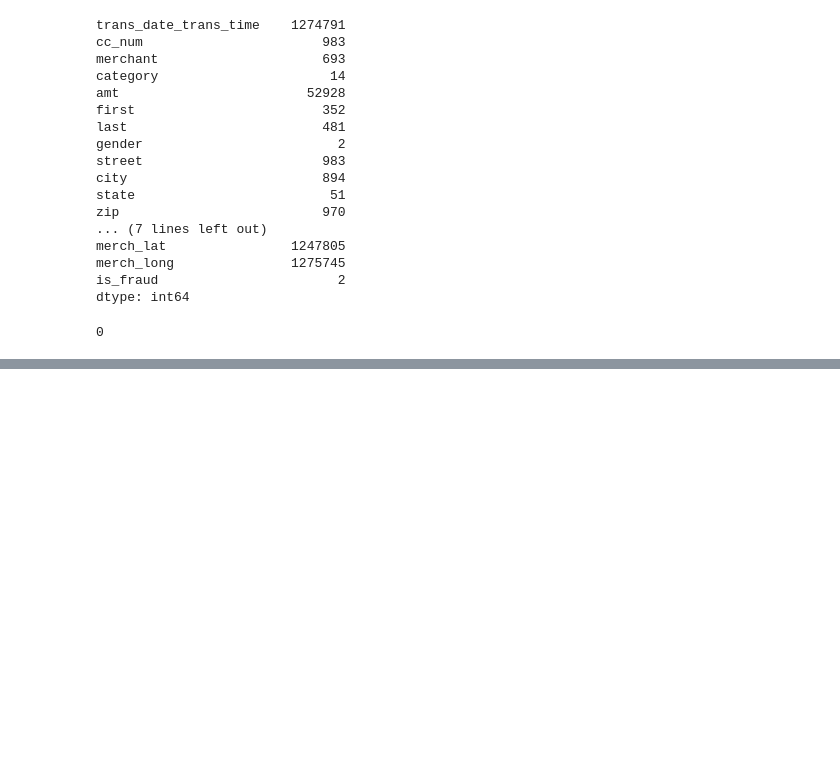
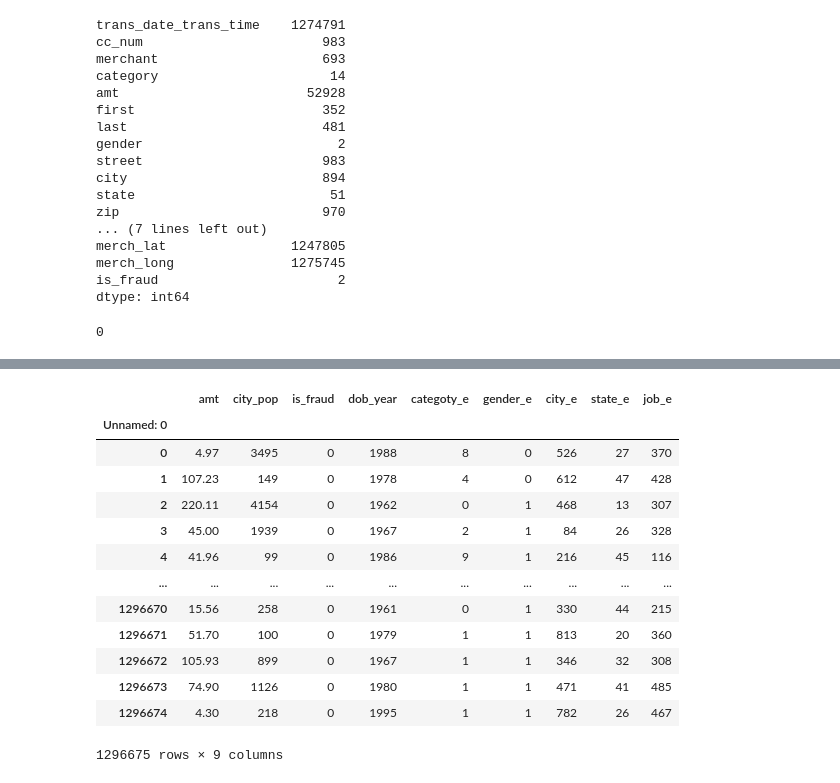
Before and after one commit to candobettercode/codsoft, a Jupyter notebook: credit_card_fraud_detection/Credit-card-Fraud-Detection.ipynb, the cells around one changed output, grey strips where cells are left out. Cells and saved outputs as stored; diff of their text form; code cells hidden in the pictures; blank space fills up the shorter version.

```diff
--- a/credit_card_fraud_detection/Credit-card-Fraud-Detection.ipynb
+++ b/credit_card_fraud_detection/Credit-card-Fraud-Detection.ipynb
@@ -158,0 +243,19 @@ len(data) - len(data.dropna())
+# %%
+data = data.drop(columns=['category','gender','city','state','job'])
+# %%
+data
+# %% [output]
+|  | amt | city_pop | is_fraud | dob_year | categoty_e | gender_e | city_e | state_e | job_e |
+| Unnamed: 0 |  |  |  |  |  |  |  |  |  |
+| 0 | 4.97 | 3495 | 0 | 1988 | 8 | 0 | 526 | 27 | 370 |
+| 1 | 107.23 | 149 | 0 | 1978 | 4 | 0 | 612 | 47 | 428 |
+| 2 | 220.11 | 4154 | 0 | 1962 | 0 | 1 | 468 | 13 | 307 |
+| 3 | 45.00 | 1939 | 0 | 1967 | 2 | 1 | 84 | 26 | 328 |
+| 4 | 41.96 | 99 | 0 | 1986 | 9 | 1 | 216 | 45 | 116 |
+| ... | ... | ... | ... | ... | ... | ... | ... | ... | ... |
+| 1296670 | 15.56 | 258 | 0 | 1961 | 0 | 1 | 330 | 44 | 215 |
+| 1296671 | 51.70 | 100 | 0 | 1979 | 1 | 1 | 813 | 20 | 360 |
+| 1296672 | 105.93 | 899 | 0 | 1967 | 1 | 1 | 346 | 32 | 308 |
+| 1296673 | 74.90 | 1126 | 0 | 1980 | 1 | 1 | 471 | 41 | 485 |
+| 1296674 | 4.30 | 218 | 0 | 1995 | 1 | 1 | 782 | 26 | 467 |
+1296675 rows × 9 columns
```
Also changed, not shown: parts of 12 cells of this notebook.
